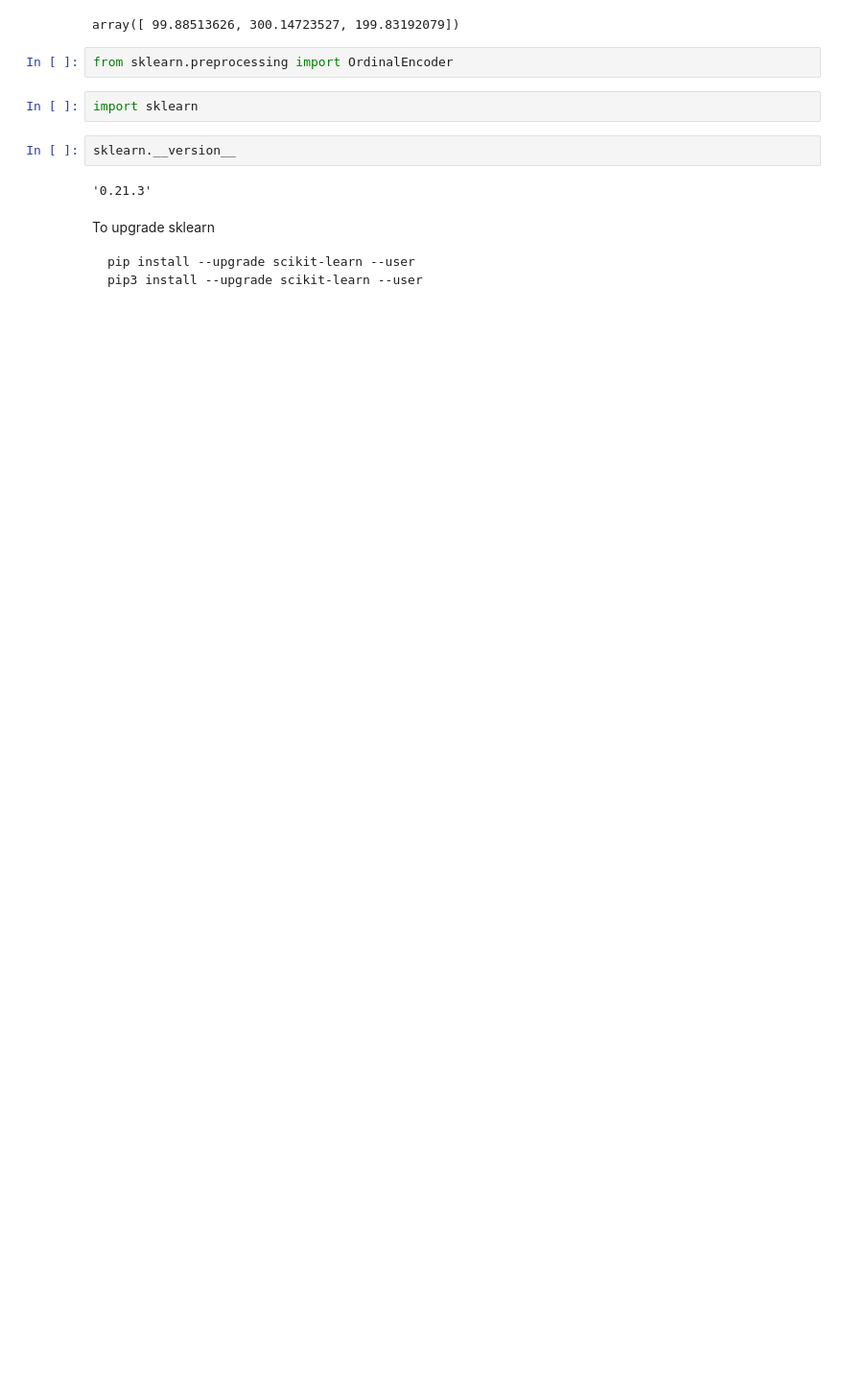
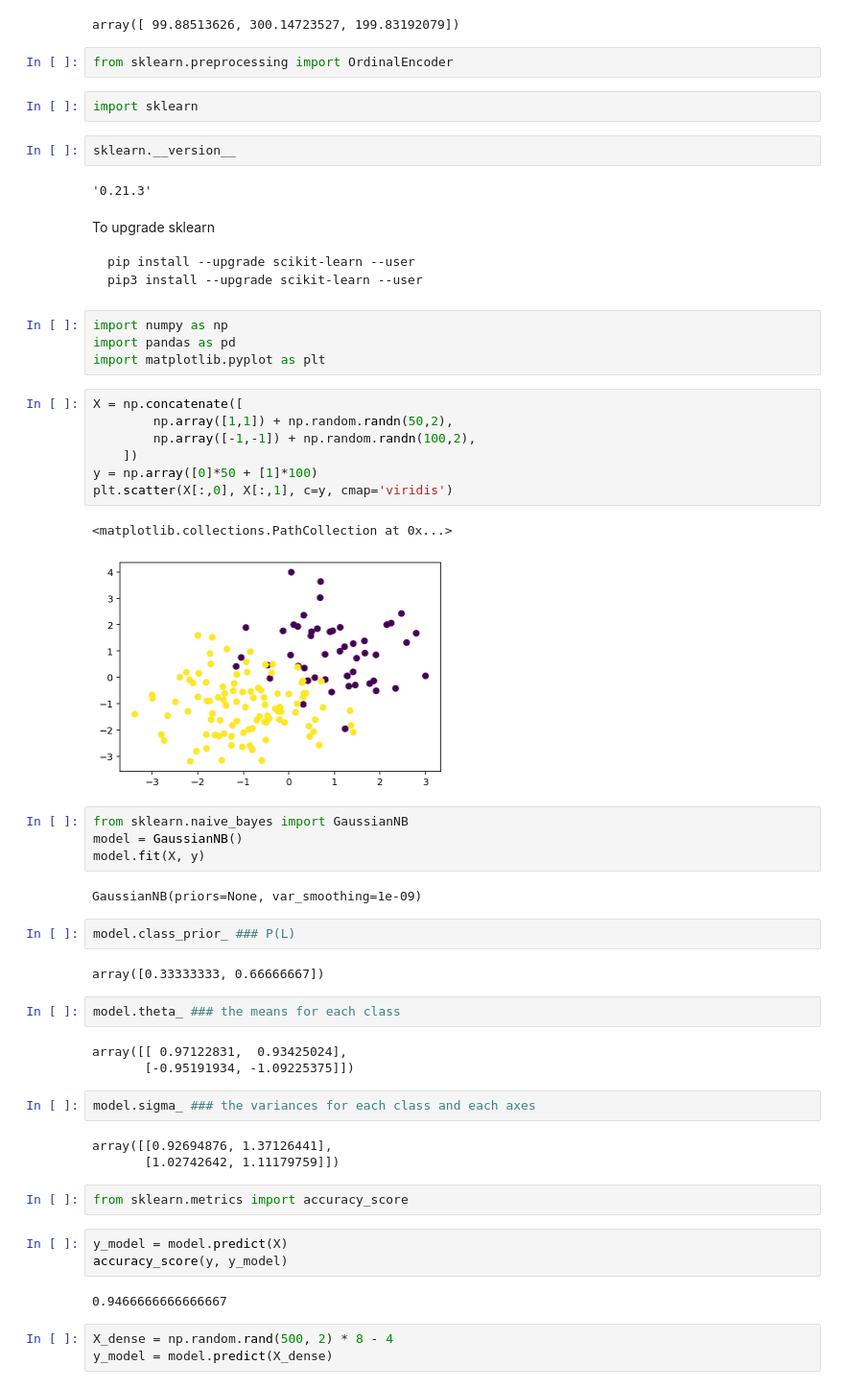
Before and after one commit to jephianlin/math599env, a Jupyter notebook: 1120.ipynb, the cells around one changed output. Shown at 96% size. Saved outputs shown, nothing was run; the diff lists cells and outputs as text; blank space fills up the shorter version.

````diff
--- a/1120.ipynb
+++ b/1120.ipynb
@@ -423,3 +423,47 @@ To upgrade sklearn
 pip install --upgrade scikit-learn --user
 pip3 install --upgrade scikit-learn --user
 ```
+# %%
+import numpy as np
+import pandas as pd
+import matplotlib.pyplot as plt
+# %%
+X = np.concatenate([
+        np.array([1,1]) + np.random.randn(50,2),
+        np.array([-1,-1]) + np.random.randn(100,2),
+    ])
+y = np.array([0]*50 + [1]*100)
+plt.scatter(X[:,0], X[:,1], c=y, cmap='viridis')
+# %% [output]
+<matplotlib.collections.PathCollection at 0x...>
+[figure, added]
+# %%
+from sklearn.naive_bayes import GaussianNB
+model = GaussianNB()
+model.fit(X, y)
+# %% [output]
+GaussianNB(priors=None, var_smoothing=1e-09)
+# %%
+model.class_prior_ ### P(L)
+# %% [output]
+array([0.33333333, 0.66666667])
+# %%
+model.theta_ ### the means for each class
+# %% [output]
+array([[ 0.97122831,  0.93425024],
+       [-0.95191934, -1.09225375]])
+# %%
+model.sigma_ ### the variances for each class and each axes
+# %% [output]
+array([[0.92694876, 1.37126441],
+       [1.02742642, 1.11179759]])
+# %%
+from sklearn.metrics import accuracy_score
+# %%
+y_model = model.predict(X)
+accuracy_score(y, y_model)
+# %% [output]
+0.9466666666666667
+# %%
+X_dense = np.random.rand(500, 2) * 8 - 4
+y_model = model.predict(X_dense)
````
Also changed, not shown: parts of 1 cell of this notebook.
